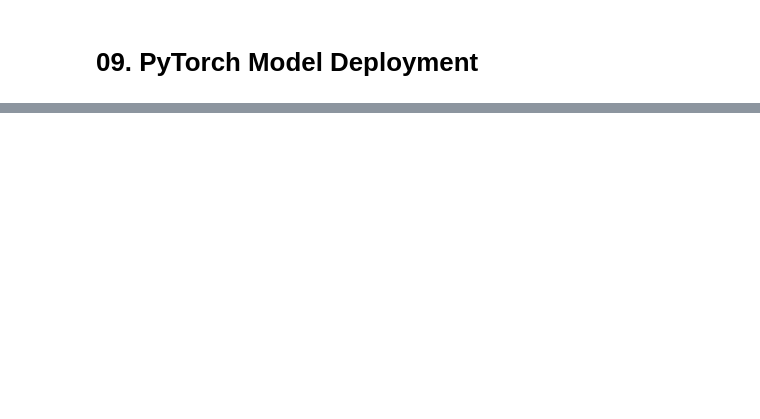
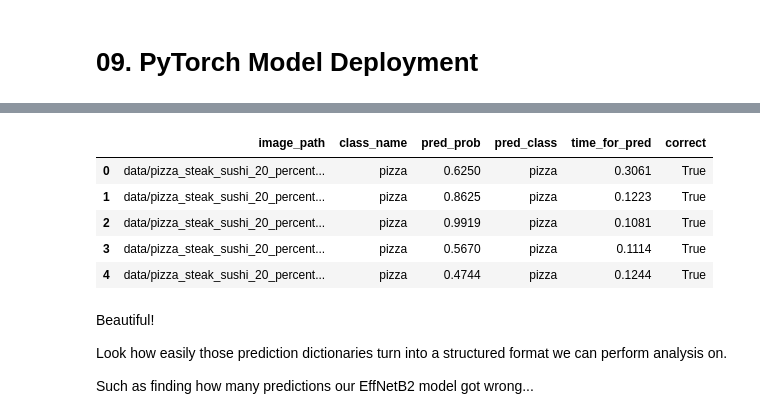
Before and after one commit to JunHL96/PyTorch-Course, a Jupyter notebook: 09_pytorch_model_deployment_notes.ipynb, the cells around one changed output, grey strips where cells are left out. Saved outputs shown, nothing was run; the diff lists cells and outputs as text; code cells hidden in the pictures; blank space fills up the shorter version.

```diff
--- a/09_pytorch_model_deployment_notes.ipynb
+++ b/09_pytorch_model_deployment_notes.ipynb
@@ -21,0 +1021,7 @@ In other words, **we're going to deploy our FoodVision Mini model to the interne
+# %%
+from pathlib import Path
+
+# Get all test data paths
+print(f"[INFO] Finding all filepaths ending with '.jpg' in directory: {test_dir}")
+test_data_paths = list(Path(test_dir).glob("*/*.jpg"))
+test_data_paths[:5]
@@ -21,0 +1274,8 @@ In other words, **we're going to deploy our FoodVision Mini model to the interne
+# %%
+
+# Make predictions across test dataset with EffNetB2
+effnetb2_test_pred_dicts = pred_and_store(paths=test_data_paths,    # list of test data paths
+                                          model=effnetb2,   # model to use for inference
+                                          transform=effnetb2_transforms,    # transforms to use for inference
+                                          class_names=class_names,  # class names for the dataset
+                                          device="cpu") # make predictions on CPU
@@ -21,0 +1310,18 @@ In other words, **we're going to deploy our FoodVision Mini model to the interne
+# %%
+# Turn the test_pred_dicts into a DataFrame
+import pandas as pd
+effnetb2_test_pred_df = pd.DataFrame(effnetb2_test_pred_dicts)  # turns the list of dictionaries into a DataFrame
+effnetb2_test_pred_df.head()    # inspect the first 5 rows of the DataFrame
+# %% [output]
+|  | image_path | class_name | pred_prob | pred_class | time_for_pred | correct |
+| 0 | data/pizza_steak_sushi_20_percent... | pizza | 0.6250 | pizza | 0.3061 | True |
+| 1 | data/pizza_steak_sushi_20_percent... | pizza | 0.8625 | pizza | 0.1223 | True |
+| 2 | data/pizza_steak_sushi_20_percent... | pizza | 0.9919 | pizza | 0.1081 | True |
+| 3 | data/pizza_steak_sushi_20_percent... | pizza | 0.5670 | pizza | 0.1114 | True |
+| 4 | data/pizza_steak_sushi_20_percent... | pizza | 0.4744 | pizza | 0.1244 | True |
+# %% [markdown]
+Beautiful!
+
+Look how easily those prediction dictionaries turn into a structured format we can perform analysis on.
+
+Such as finding how many predictions our EffNetB2 model got wrong...
```
Also changed, not shown: parts of 190 cells of this notebook.
